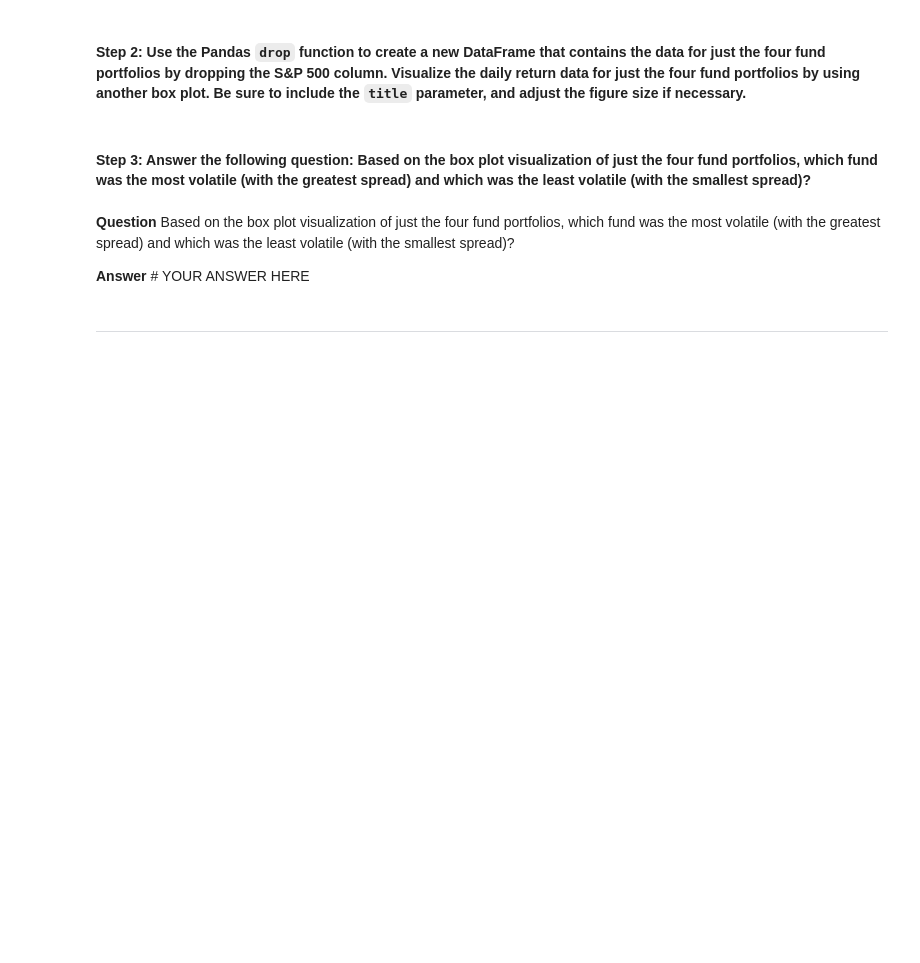
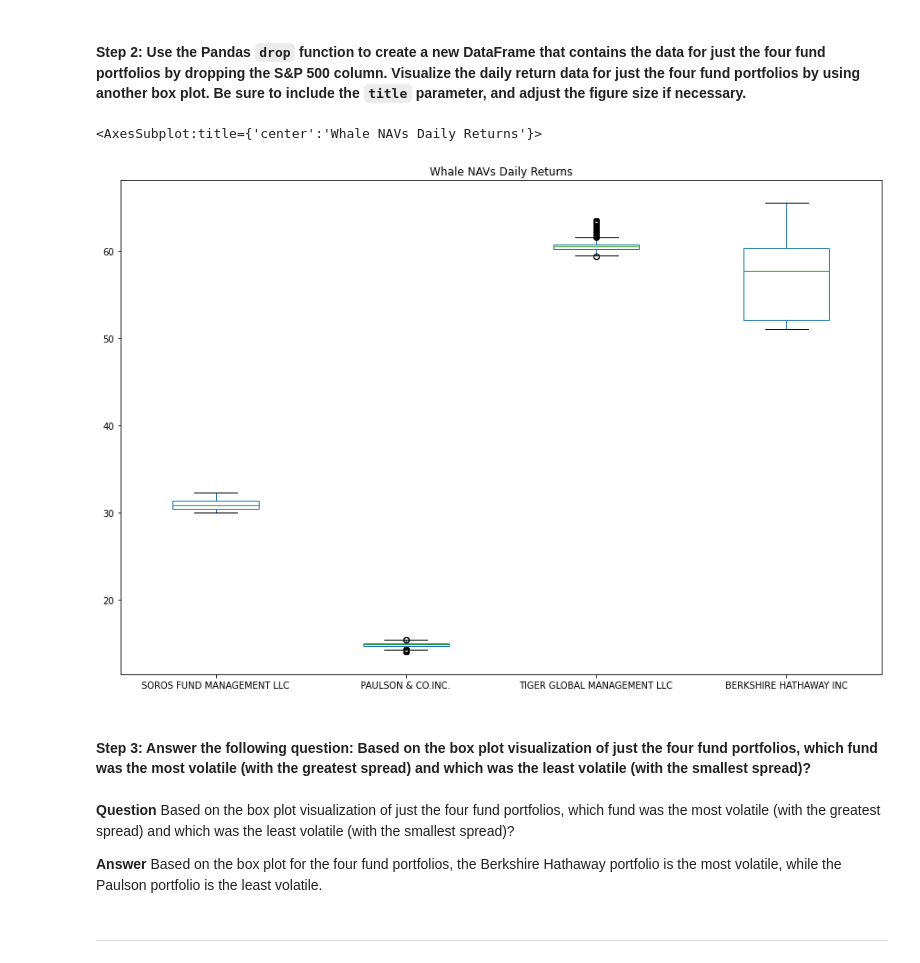
Before and after one commit to lindseyhardouin/Challenge_4, a Jupyter notebook: risk_return_analysis.ipynb, the cells around one changed output. Cells and saved outputs as stored; diff of their text form; code cells hidden in the pictures; blank space fills up the shorter version.

```diff
--- a/risk_return_analysis.ipynb
+++ b/risk_return_analysis.ipynb
@@ -203,14 +226,22 @@ Analyze the volatility of each of the four fund portfolios and of the S&P 500 In
 # %%
 # Create a new DataFrame containing only the 4 fund portfolios by dropping the S&P 500 column from the DataFrame
 # Create box plots to reflect the return data for only the 4 fund portfolios
 # Include a title parameter and adjust the figure size
-# YOUR CODE HERE
+
+whale_funds_without_index = whale_navs_df.drop(columns=["S&P 500"])
+
+whale_funds_without_index.plot.box(
+    figsize=(15,10),
+    title="Whale NAVs Daily Returns")
+# %% [output]
+<AxesSubplot:title={'center':'Whale NAVs Daily Returns'}>
+[figure, added]
 # %% [markdown]
 #### Step 3: Answer the following question: Based on the box plot visualization of just the four fund portfolios, which fund was the most volatile (with the greatest spread) and which was the least volatile (with the smallest spread)?
 # %% [markdown]
 **Question** Based on the box plot visualization of just the four fund portfolios, which fund was the most volatile (with the greatest spread) and which was the least volatile (with the smallest spread)?
 
-**Answer** # YOUR ANSWER HERE
+**Answer** Based on the box plot for the four fund portfolios, the Berkshire Hathaway portfolio is the most volatile, while the Paulson portfolio is the least volatile.
 # %% [markdown]
 ---
 # %% [markdown]
```
Also changed, not shown: parts of 7 cells of this notebook.
